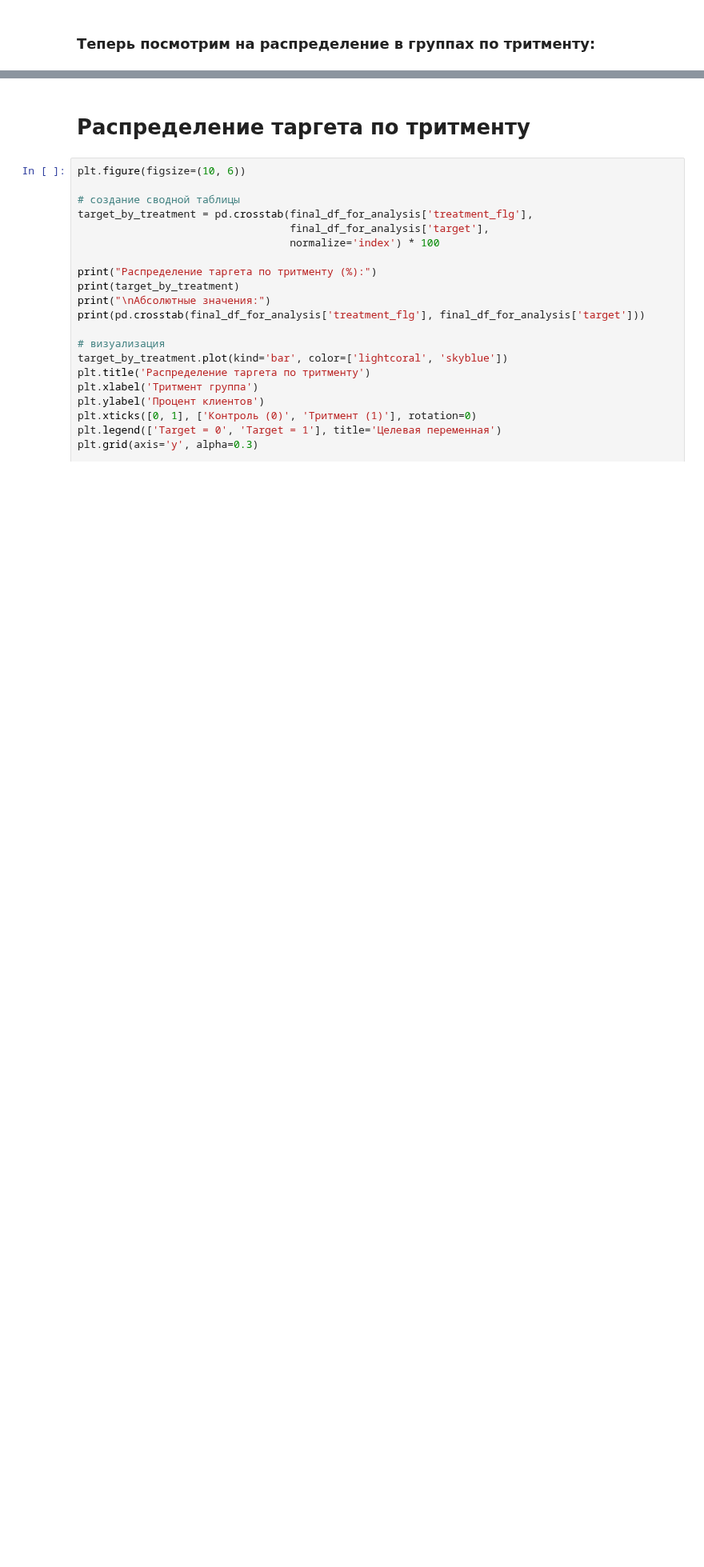
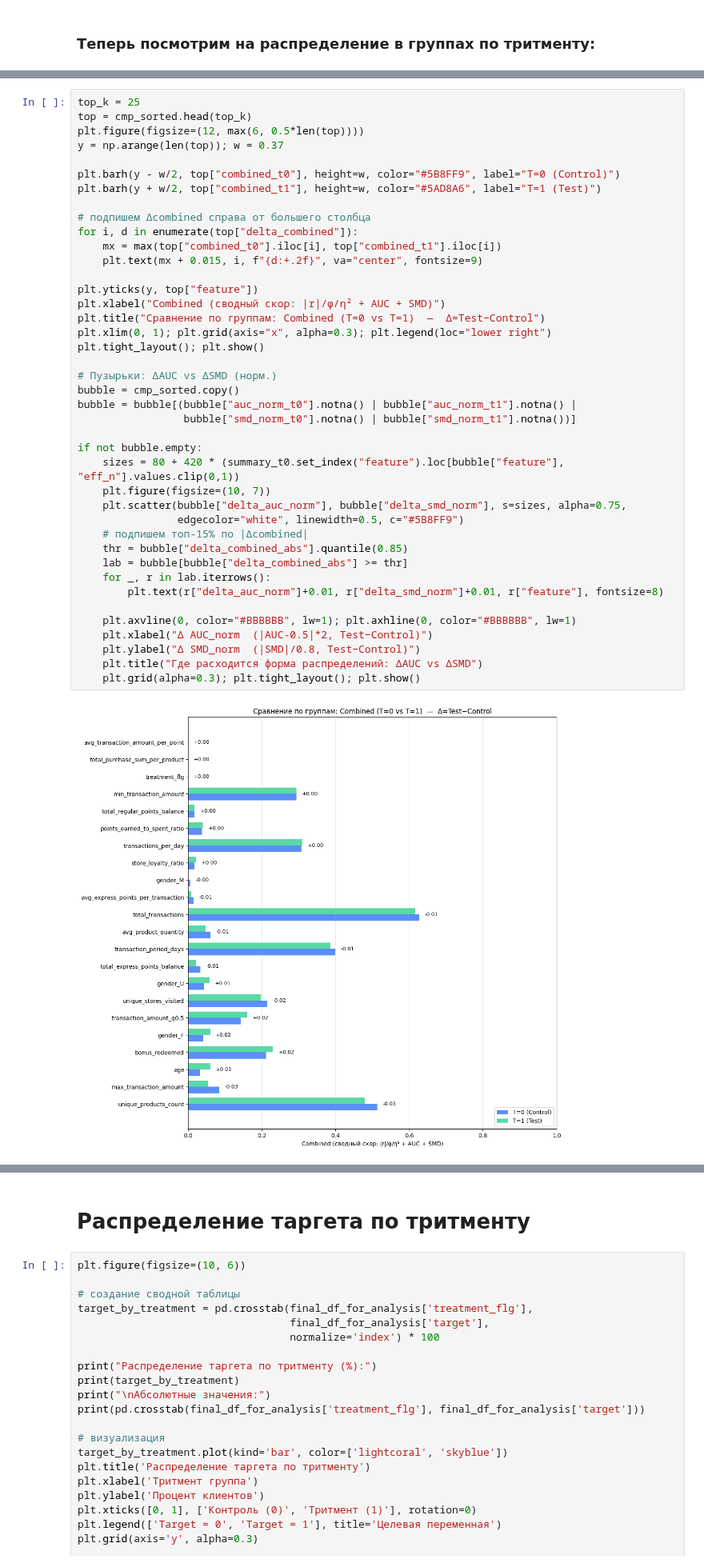
Before and after one commit to VShilovich/uplift-modeling-hse, a Jupyter notebook: EDA/eda.ipynb, the cells around one changed output, grey strips where cells are left out. Shown at 80% size. Drawn from its saved outputs; the diff is of its cells as text; blank space fills up the shorter version.

```diff
--- a/EDA/eda.ipynb
+++ b/EDA/eda.ipynb
@@ -837,0 +735,43 @@ plt.show()
+# %%
+top_k = 25
+top = cmp_sorted.head(top_k)
+plt.figure(figsize=(12, max(6, 0.5*len(top))))
+y = np.arange(len(top)); w = 0.37
+
+plt.barh(y - w/2, top["combined_t0"], height=w, color="#5B8FF9", label="T=0 (Control)")
+plt.barh(y + w/2, top["combined_t1"], height=w, color="#5AD8A6", label="T=1 (Test)")
+
+# подпишем Δcombined справа от большего столбца
+for i, d in enumerate(top["delta_combined"]):
+    mx = max(top["combined_t0"].iloc[i], top["combined_t1"].iloc[i])
+    plt.text(mx + 0.015, i, f"{d:+.2f}", va="center", fontsize=9)
+
+plt.yticks(y, top["feature"])
+plt.xlabel("Combined (сводный скор: |r|/φ/η² + AUC + SMD)")
+plt.title("Сравнение по группам: Combined (T=0 vs T=1)  —  Δ=Test−Control")
+plt.xlim(0, 1); plt.grid(axis="x", alpha=0.3); plt.legend(loc="lower right")
+plt.tight_layout(); plt.show()
+
+# Пузырьки: ΔAUC vs ΔSMD (норм.)
+bubble = cmp_sorted.copy()
+bubble = bubble[(bubble["auc_norm_t0"].notna() | bubble["auc_norm_t1"].notna() |
+                 bubble["smd_norm_t0"].notna() | bubble["smd_norm_t1"].notna())]
+
+if not bubble.empty:
+    sizes = 80 + 420 * (summary_t0.set_index("feature").loc[bubble["feature"], "eff_n"].values.clip(0,1))
+    plt.figure(figsize=(10, 7))
+    plt.scatter(bubble["delta_auc_norm"], bubble["delta_smd_norm"], s=sizes, alpha=0.75,
+                edgecolor="white", linewidth=0.5, c="#5B8FF9")
+    # подпишем топ-15% по |Δcombined|
+    thr = bubble["delta_combined_abs"].quantile(0.85)
+    lab = bubble[bubble["delta_combined_abs"] >= thr]
+    for _, r in lab.iterrows():
+        plt.text(r["delta_auc_norm"]+0.01, r["delta_smd_norm"]+0.01, r["feature"], fontsize=8)
+
+    plt.axvline(0, color="#BBBBBB", lw=1); plt.axhline(0, color="#BBBBBB", lw=1)
+    plt.xlabel("Δ AUC_norm  (|AUC-0.5|*2, Test−Control)")
+    plt.ylabel("Δ SMD_norm  (|SMD|/0.8, Test−Control)")
+    plt.title("Где расходится форма распределений: ΔAUC vs ΔSMD")
+    plt.grid(alpha=0.3); plt.tight_layout(); plt.show()
+# %% [output]
+[figure, added]
```
Also changed, not shown: parts of 10 cells of this notebook.
